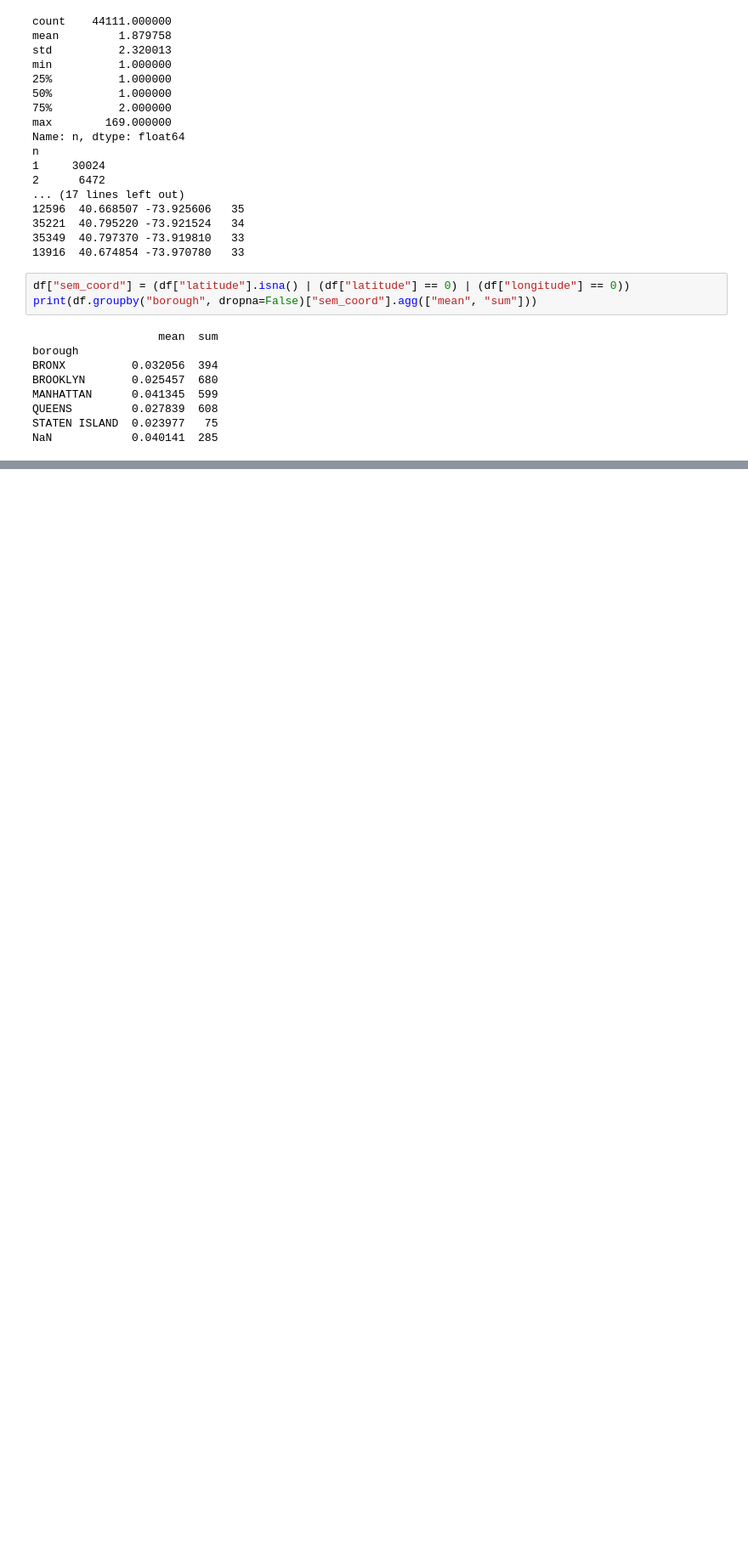
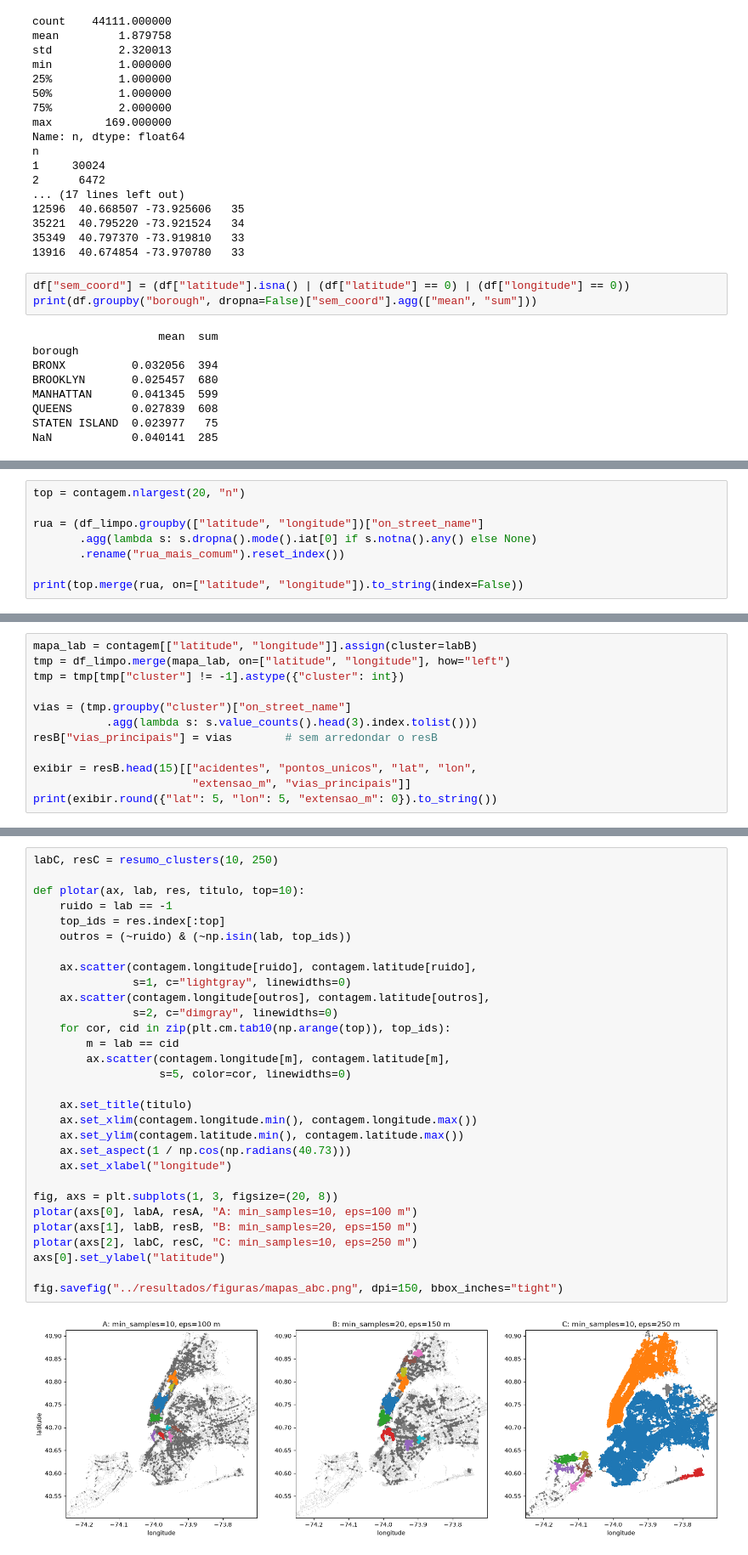
Before and after one commit to GuilhermeLuizRibeiro/dbscan-acidentes, a Jupyter notebook: notebooks/dbscan-acidentes.ipynb, the cells around one changed output, grey strips where cells are left out. Shown at 85% size. Cells and saved outputs as stored; diff of their text form; blank space fills up the shorter version.

```diff
--- a/notebooks/dbscan-acidentes.ipynb
+++ b/notebooks/dbscan-acidentes.ipynb
@@ -163,0 +203,8 @@ NaN            0.040141  285
+# %%
+top = contagem.nlargest(20, "n")
+
+rua = (df_limpo.groupby(["latitude", "longitude"])["on_street_name"]
+       .agg(lambda s: s.dropna().mode().iat[0] if s.notna().any() else None)
+       .rename("rua_mais_comum").reset_index())
+
+print(top.merge(rua, on=["latitude", "longitude"]).to_string(index=False))
@@ -163,0 +362,12 @@ NaN            0.040141  285
+# %%
+mapa_lab = contagem[["latitude", "longitude"]].assign(cluster=labB)
+tmp = df_limpo.merge(mapa_lab, on=["latitude", "longitude"], how="left")
+tmp = tmp[tmp["cluster"] != -1].astype({"cluster": int})
+
+vias = (tmp.groupby("cluster")["on_street_name"]
+           .agg(lambda s: s.value_counts().head(3).index.tolist()))
+resB["vias_principais"] = vias        # sem arredondar o resB
+
+exibir = resB.head(15)[["acidentes", "pontos_unicos", "lat", "lon",
+                        "extensao_m", "vias_principais"]]
+print(exibir.round({"lat": 5, "lon": 5, "extensao_m": 0}).to_string())
@@ -163,0 +392,32 @@ NaN            0.040141  285
+# %%
+labC, resC = resumo_clusters(10, 250)
+
+def plotar(ax, lab, res, titulo, top=10):
+    ruido = lab == -1
+    top_ids = res.index[:top]
+    outros = (~ruido) & (~np.isin(lab, top_ids))
+
+    ax.scatter(contagem.longitude[ruido], contagem.latitude[ruido],
+               s=1, c="lightgray", linewidths=0)
+    ax.scatter(contagem.longitude[outros], contagem.latitude[outros],
+               s=2, c="dimgray", linewidths=0)
+    for cor, cid in zip(plt.cm.tab10(np.arange(top)), top_ids):
+        m = lab == cid
+        ax.scatter(contagem.longitude[m], contagem.latitude[m],
+                   s=5, color=cor, linewidths=0)
+
+    ax.set_title(titulo)
+    ax.set_xlim(contagem.longitude.min(), contagem.longitude.max())
+    ax.set_ylim(contagem.latitude.min(), contagem.latitude.max())
+    ax.set_aspect(1 / np.cos(np.radians(40.73)))
+    ax.set_xlabel("longitude")
+
+fig, axs = plt.subplots(1, 3, figsize=(20, 8))
+plotar(axs[0], labA, resA, "A: min_samples=10, eps=100 m")
+plotar(axs[1], labB, resB, "B: min_samples=20, eps=150 m")
+plotar(axs[2], labC, resC, "C: min_samples=10, eps=250 m")
+axs[0].set_ylabel("latitude")
+
+fig.savefig("../resultados/figuras/mapas_abc.png", dpi=150, bbox_inches="tight")
+# %% [output]
+[figure, added]
```
Also changed, not shown: parts of 10 cells of this notebook, 4 other files.
